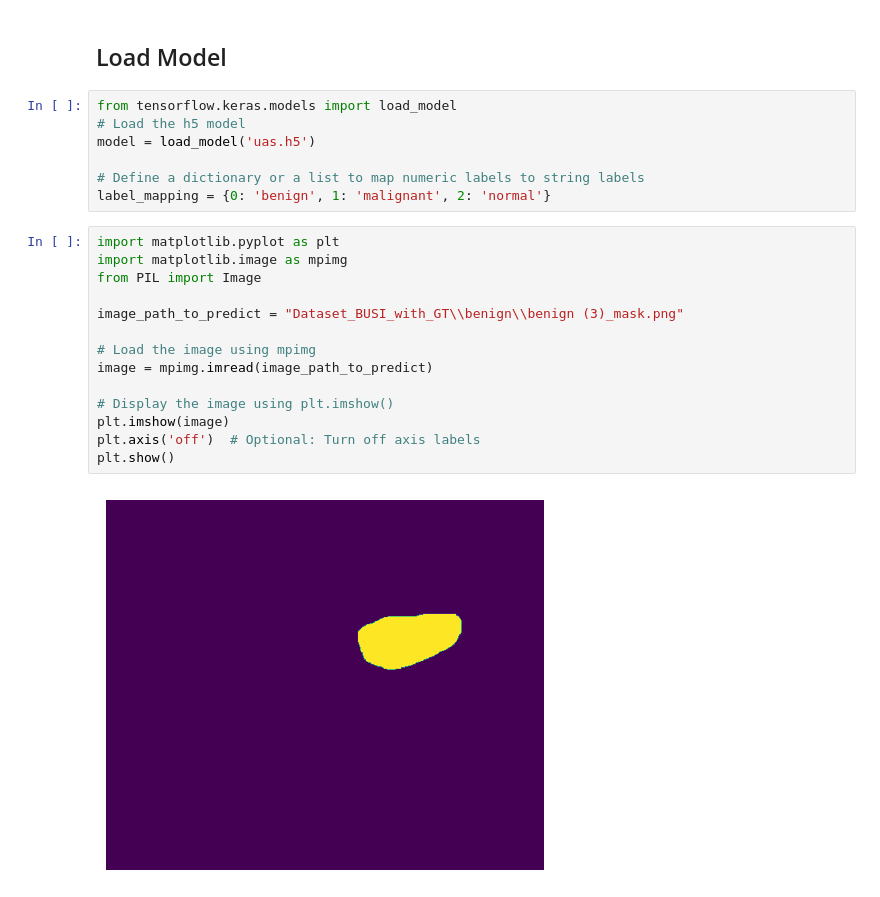
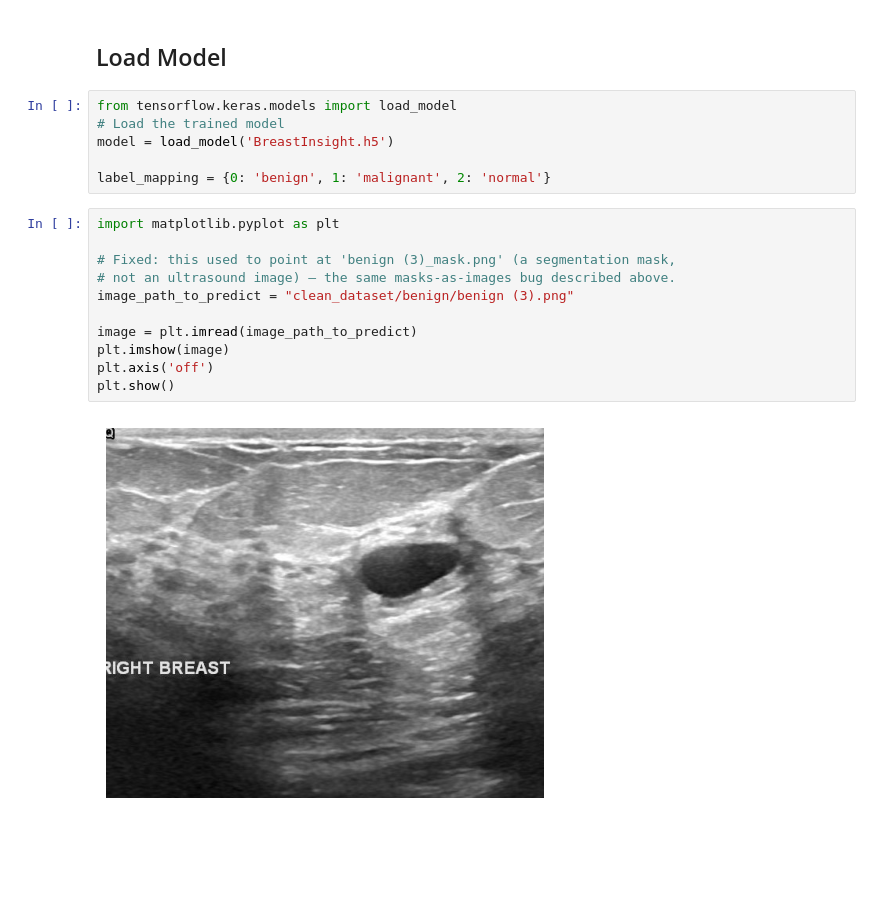
Before and after one commit to aljuhaeda/BreastInsight, a Jupyter notebook: BreastInsight.ipynb, the cells around one changed output. Cells and saved outputs as stored; diff of their text form; blank space fills up the shorter version.

```diff
--- a/BreastInsight.ipynb
+++ b/BreastInsight.ipynb
@@ -368,27 +354,23 @@ model.save('uas.h5')
 ## Load Model
 # %%
 from tensorflow.keras.models import load_model
-# Load the h5 model
-model = load_model('uas.h5')
+# Load the trained model
+model = load_model('BreastInsight.h5')
 
-# Define a dictionary or a list to map numeric labels to string labels
 label_mapping = {0: 'benign', 1: 'malignant', 2: 'normal'}
-# %%
-import matplotlib.pyplot as plt
-import matplotlib.image as mpimg
-from PIL import Image
-
-image_path_to_predict = "Dataset_BUSI_with_GT\\benign\\benign (3)_mask.png"
-
-# Load the image using mpimg
-image = mpimg.imread(image_path_to_predict)
-
-# Display the image using plt.imshow()
-plt.imshow(image)
-plt.axis('off')  # Optional: Turn off axis labels
-plt.show()
-# %% [output]
-[figure, removed]
+# %%
+import matplotlib.pyplot as plt
+
+# Fixed: this used to point at 'benign (3)_mask.png' (a segmentation mask,
+# not an ultrasound image) — the same masks-as-images bug described above.
+image_path_to_predict = "clean_dataset/benign/benign (3).png"
+
+image = plt.imread(image_path_to_predict)
+plt.imshow(image)
+plt.axis('off')
+plt.show()
+# %% [output]
+[figure, added]
 # %%
 import numpy as np
 from PIL import Image
```
Also changed, not shown: parts of 13 cells of this notebook, 2 other files.
